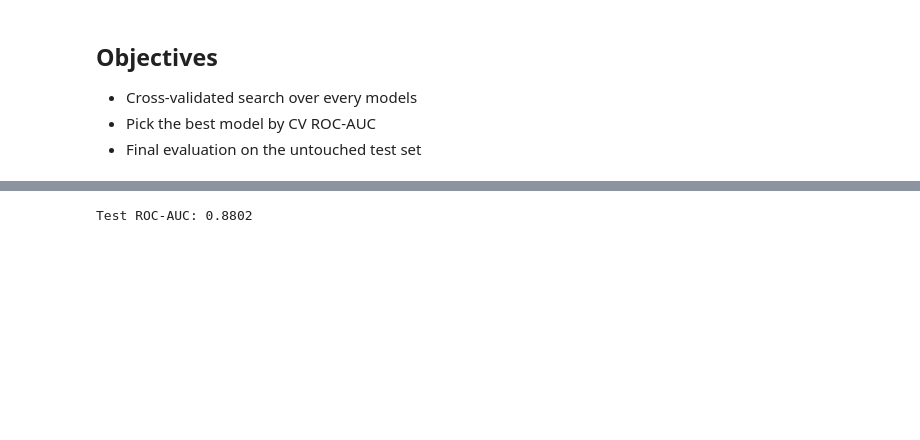
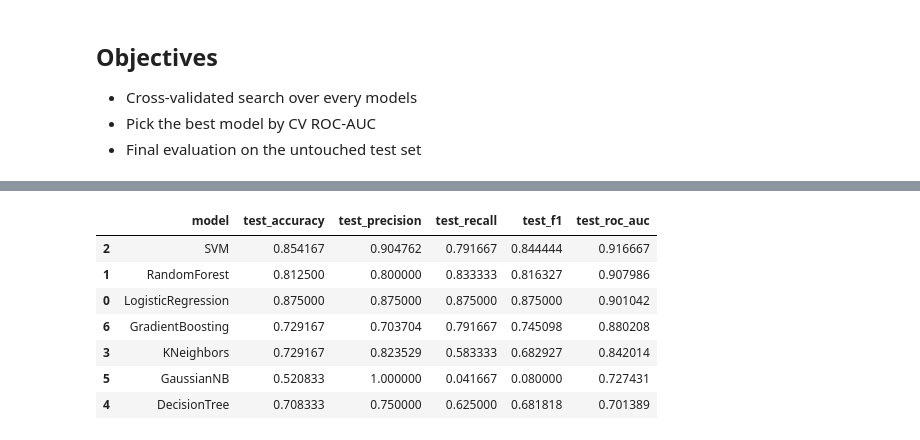
Before and after one commit to GitLars0/Dat-540-Prosjekt, a Jupyter notebook: notebooks/04_model_selection_tuning.ipynb, the cells around one changed output, grey strips where cells are left out. Saved outputs shown, nothing was run; the diff lists cells and outputs as text; code cells hidden in the pictures; blank space fills up the shorter version.

```diff
--- a/notebooks/04_model_selection_tuning.ipynb
+++ b/notebooks/04_model_selection_tuning.ipynb
@@ -162,58 +171,25 @@ CV ROC-AUC: 0.8622
 # %%
-top_name = cv_df.iloc[0]["model"]
-top_model = best_models[top_name]
-print("Top model:", top_name)
-print("Best params:", top_model.get_params())
+# Evaluate ALL models on the test set
+print("="*70)
+print("EVALUATING ALL MODELS ON TEST SET")
+print("="*70)
 
-y_pred = top_model.predict(X_test)
-y_prob = top_model.predict_proba(X_test)[:,1]
+test_results = []
 
-print("\nClassification Report (Test):\n")
-print(classification_report(y_test, y_pred, target_names=["No Gallstone", "Gallstone"]))
+for name, model in best_models.items():
+    y_pred = model.predict(X_test)
+    y_prob = model.predict_proba(X_test)[:, 1] if hasattr(model, 'predict_proba') else None
 
-cm = confusion_matrix(y_test, y_pred)
+    test_metrics = {
+        "model": name,
+        "test_accuracy": accuracy_score(y_test, y_pred),
+        "test_precision": precision_score(y_test, y_pred),
+        "test_recall": recall_score(y_test, y_pred),
+        "test_f1": f1_score(y_test, y_pred),
+        "test_roc_auc": roc_auc_score(y_test, y_prob) if y_prob is not None else None
+    }
+    test_results.append(test_metrics)
 
-# Create figure with proper labels
-fig, ax = plt.subplots(figsize=(8, 6))
-im = ax.imshow(cm, cmap=plt.cm.Blues)
-
-# Set ticks and labels
-ax.set_xticks([0, 1])
-ax.set_yticks([0, 1])
-ax.set_xticklabels(["No Gallstone", "Gallstone"], fontsize=11)
-ax.set_yticklabels(["No Gallstone", "Gallstone"], fontsize=11)
-
-# Add labels
-ax.set_xlabel("Predicted label", fontsize=12)
-ax.set_ylabel("True label", fontsize=12)
-ax.set_title(f"Confusion Matrix - {top_name}", fontsize=14, pad=15)
-
-# Add values in cells
-for i in range(2):
-    for j in range(2):
-        text = ax.text(j, i, str(cm[i, j]),
-                      ha="center", va="center",
-                      color="white" if cm[i, j] > cm.max() / 2 else "black",
-                      fontsize=16, weight='bold')
-
-# Add colorbar
-plt.colorbar(im, ax=ax)
-plt.tight_layout()
-plt.show()
-
-# ROC Curve
-fpr, tpr, _ = roc_curve(y_test, y_prob)
-plt.figure(figsize=(8, 6))
-plt.plot(fpr, tpr, label=f'{top_name} (AUC = {roc_auc_score(y_test, y_prob):.3f})', linewidth=2)
-plt.plot([0,1],[0,1], linestyle="--", color='gray', label='Random Classifier')
-plt.xlabel("False Positive Rate", fontsize=12)
-plt.ylabel("True Positive Rate", fontsize=12)
-plt.title("ROC Curve - Top Model on Test Set", fontsize=14)
-plt.legend(fontsize=11)
-plt.grid(alpha=0.3)
-plt.tight_layout()
-plt.show()
-
-test_auc = roc_auc_score(y_test, y_prob)
-print(f"\nTest ROC-AUC: {test_auc:.4f}")
+test_df = pd.DataFrame(test_results).sort_values("test_roc_auc", ascending=False)
+test_df
 # %% [output]
@@ -235 +199,8 @@ weighted avg       0.73      0.73      0.73        48
-Test ROC-AUC: 0.8802
+|  | model | test_accuracy | test_precision | test_recall | test_f1 | test_roc_auc |
+| 2 | SVM | 0.854167 | 0.904762 | 0.791667 | 0.844444 | 0.916667 |
+| 1 | RandomForest | 0.812500 | 0.800000 | 0.833333 | 0.816327 | 0.907986 |
+| 0 | LogisticRegression | 0.875000 | 0.875000 | 0.875000 | 0.875000 | 0.901042 |
+| 6 | GradientBoosting | 0.729167 | 0.703704 | 0.791667 | 0.745098 | 0.880208 |
+| 3 | KNeighbors | 0.729167 | 0.823529 | 0.583333 | 0.682927 | 0.842014 |
+| 5 | GaussianNB | 0.520833 | 1.000000 | 0.041667 | 0.080000 | 0.727431 |
+| 4 | DecisionTree | 0.708333 | 0.750000 | 0.625000 | 0.681818 | 0.701389 |
```
Also changed, not shown: parts of 6 cells of this notebook, 3 other files.
